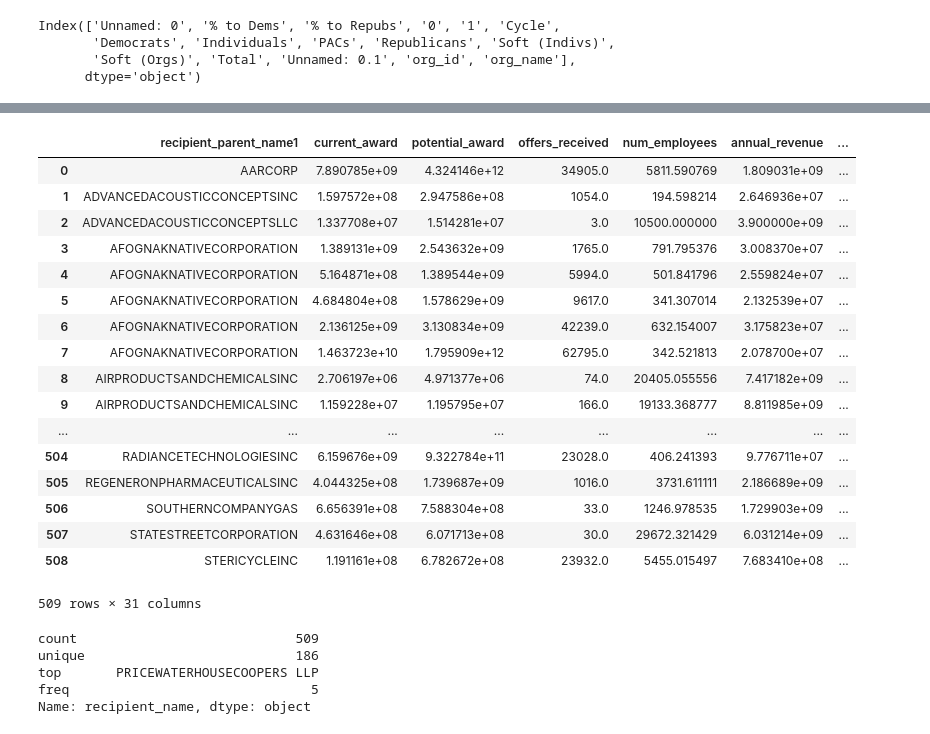
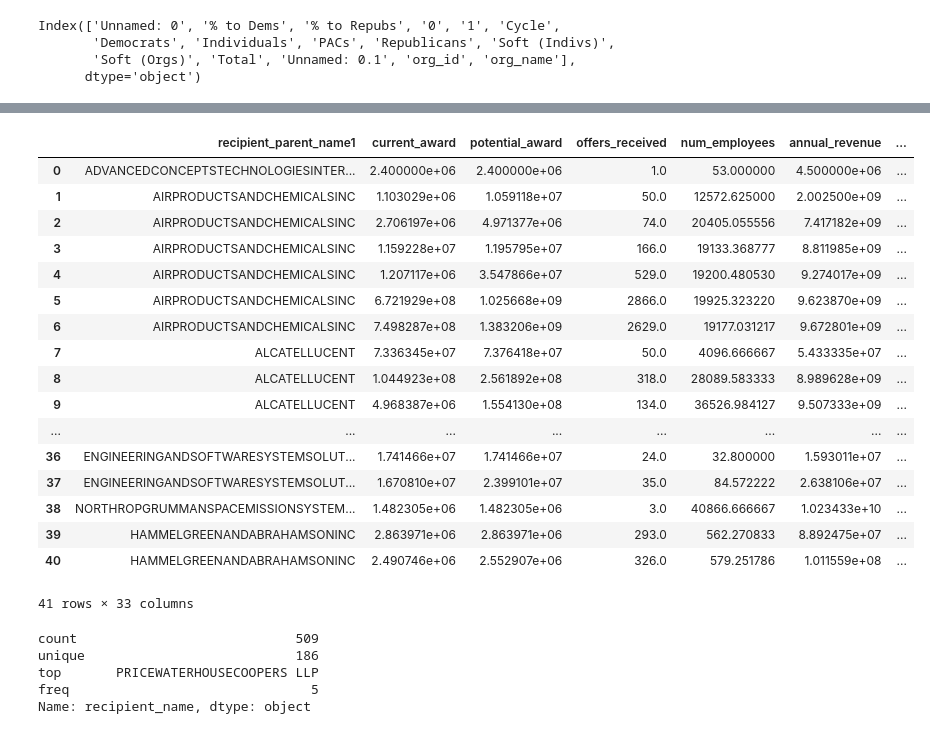
Before and after one commit to yontartu/citizens-united, a Jupyter notebook: append.ipynb, the cells around one changed output, grey strips where cells are left out. Drawn from its saved outputs; the diff is of its cells as text; code cells hidden in the pictures.

```diff
--- a/append.ipynb
+++ b/append.ipynb
@@ -426,0 +455,7 @@ fedcon_allcycles.to_csv('fedcon_allcycles.csv', index=False)
+# %%
+o = orgs_w_pacs.copy()
+o['org_name_clean'] = o.org_name.str.lower().str.replace('[^\w\s]','')  # lower, replace punctuation
+o = o[o.org_name_clean.isnull() == False]  # drop nas
+o.org_name_clean = o.org_name_clean.apply(lambda x: " ".join(x for x in x.split() if x not in freq_words))  # remove freqs
+# o.groupby('org_name_clean').size()
+list(o.org_name_clean.unique())
@@ -426,0 +482,6 @@ fedcon_allcycles.to_csv('fedcon_allcycles.csv', index=False)
+# %%
+f = fedcon_allcycles.copy()
+f['recipient_name_clean'] = f.recipient_name.str.lower().str.replace('[^\w\s]','')  # lower, replace punctuation
+f.recipient_name_clean = f.recipient_name_clean.apply(lambda x: " ".join(x for x in x.split() if x not in freq_words))  # remove freqs
+f.groupby('recipient_name_clean').size()
+list(f.recipient_name_clean.unique())
@@ -514,5 +599,5 @@ fcmap1.to_csv('fc_levenshtein1.csv')
 # %%
-fcmapf = pd.read_csv('fc_levenshtein.csv')
+fcmapf = pd.read_csv('fc_levenshtein50_5_clean.csv')
 # %%
 fcmapf
 # %% [output]
@@ -546,5 +633,5 @@ join = fc_g.merge(orgs_w_pacs, left_on = ['recipient_name','year'], right_on = [
 # %%
-join1 = fc_g.merge(fcmapf, left_on = 'recipient_name', right_on = 't1', how='inner')
+join1 = f.merge(fcmapf, left_on = 'recipient_name_clean', right_on = 't1', how='inner')
 join1
 # %% [output]
 |  | recipient_parent_name1 | current_award | potential_award | offers_received | num_employees | annual_revenue | ... |
@@ -568,25 +655,25 @@ join1
 # %%
-join2 = join1.merge(orgs_w_pacs, left_on = ['t2','year'], right_on = ['org_name','Cycle'], how='inner')
+join2 = join1.merge(o, left_on = ['t2','year'], right_on = ['org_name_clean','Cycle'], how='inner')
 join2
 # %% [output]
 |  | recipient_parent_name1 | current_award | potential_award | offers_received | num_employees | annual_revenue | ... |
-| 0 | AARCORP | 7.890785e+09 | 4.324146e+12 | 34905.0 | 5811.590769 | 1.809031e+09 | ... |
-| 1 | ADVANCEDACOUSTICCONCEPTSINC | 1.597572e+08 | 2.947586e+08 | 1054.0 | 194.598214 | 2.646936e+07 | ... |
-| 2 | ADVANCEDACOUSTICCONCEPTSLLC | 1.337708e+07 | 1.514281e+07 | 3.0 | 10500.000000 | 3.900000e+09 | ... |
-| 3 | AFOGNAKNATIVECORPORATION | 1.389131e+09 | 2.543632e+09 | 1765.0 | 791.795376 | 3.008370e+07 | ... |
-| 4 | AFOGNAKNATIVECORPORATION | 5.164871e+08 | 1.389544e+09 | 5994.0 | 501.841796 | 2.559824e+07 | ... |
-| 5 | AFOGNAKNATIVECORPORATION | 4.684804e+08 | 1.578629e+09 | 9617.0 | 341.307014 | 2.132539e+07 | ... |
-| 6 | AFOGNAKNATIVECORPORATION | 2.136125e+09 | 3.130834e+09 | 42239.0 | 632.154007 | 3.175823e+07 | ... |
-| 7 | AFOGNAKNATIVECORPORATION | 1.463723e+10 | 1.795909e+12 | 62795.0 | 342.521813 | 2.078700e+07 | ... |
-| 8 | AIRPRODUCTSANDCHEMICALSINC | 2.706197e+06 | 4.971377e+06 | 74.0 | 20405.055556 | 7.417182e+09 | ... |
-| 9 | AIRPRODUCTSANDCHEMICALSINC | 1.159228e+07 | 1.195795e+07 | 166.0 | 19133.368777 | 8.811985e+09 | ... |
+| 0 | ADVANCEDCONCEPTSTECHNOLOGIESINTER... | 2.400000e+06 | 2.400000e+06 | 1.0 | 53.000000 | 4.500000e+06 | ... |
+| 1 | AIRPRODUCTSANDCHEMICALSINC | 1.103029e+06 | 1.059118e+07 | 50.0 | 12572.625000 | 2.002500e+09 | ... |
+| 2 | AIRPRODUCTSANDCHEMICALSINC | 2.706197e+06 | 4.971377e+06 | 74.0 | 20405.055556 | 7.417182e+09 | ... |
+| 3 | AIRPRODUCTSANDCHEMICALSINC | 1.159228e+07 | 1.195795e+07 | 166.0 | 19133.368777 | 8.811985e+09 | ... |
+| 4 | AIRPRODUCTSANDCHEMICALSINC | 1.207117e+06 | 3.547866e+07 | 529.0 | 19200.480530 | 9.274017e+09 | ... |
+| 5 | AIRPRODUCTSANDCHEMICALSINC | 6.721929e+08 | 1.025668e+09 | 2866.0 | 19925.323220 | 9.623870e+09 | ... |
+| 6 | AIRPRODUCTSANDCHEMICALSINC | 7.498287e+08 | 1.383206e+09 | 2629.0 | 19177.031217 | 9.672801e+09 | ... |
+| 7 | ALCATELLUCENT | 7.336345e+07 | 7.376418e+07 | 50.0 | 4096.666667 | 5.433335e+07 | ... |
+| 8 | ALCATELLUCENT | 1.044923e+08 | 2.561892e+08 | 318.0 | 28089.583333 | 8.989628e+09 | ... |
+| 9 | ALCATELLUCENT | 4.968387e+06 | 1.554130e+08 | 134.0 | 36526.984127 | 9.507333e+09 | ... |
 | ... | ... | ... | ... | ... | ... | ... | ... |
-| 504 | RADIANCETECHNOLOGIESINC | 6.159676e+09 | 9.322784e+11 | 23028.0 | 406.241393 | 9.776711e+07 | ... |
-| 505 | REGENERONPHARMACEUTICALSINC | 4.044325e+08 | 1.739687e+09 | 1016.0 | 3731.611111 | 2.186689e+09 | ... |
-| 506 | SOUTHERNCOMPANYGAS | 6.656391e+08 | 7.588304e+08 | 33.0 | 1246.978535 | 1.729903e+09 | ... |
-| 507 | STATESTREETCORPORATION | 4.631646e+08 | 6.071713e+08 | 30.0 | 29672.321429 | 6.031214e+09 | ... |
-| 508 | STERICYCLEINC | 1.191161e+08 | 6.782672e+08 | 23932.0 | 5455.015497 | 7.683410e+08 | ... |
+| 36 | ENGINEERINGANDSOFTWARESYSTEMSOLUT... | 1.741466e+07 | 1.741466e+07 | 24.0 | 32.800000 | 1.593011e+07 | ... |
+| 37 | ENGINEERINGANDSOFTWARESYSTEMSOLUT... | 1.670810e+07 | 2.399101e+07 | 35.0 | 84.572222 | 2.638106e+07 | ... |
+| 38 | NORTHROPGRUMMANSPACEMISSIONSYSTEM... | 1.482305e+06 | 1.482305e+06 | 3.0 | 40866.666667 | 1.023433e+10 | ... |
+| 39 | HAMMELGREENANDABRAHAMSONINC | 2.863971e+06 | 2.863971e+06 | 293.0 | 562.270833 | 8.892475e+07 | ... |
+| 40 | HAMMELGREENANDABRAHAMSONINC | 2.490746e+06 | 2.552907e+06 | 326.0 | 579.251786 | 1.011559e+08 | ... |
-509 rows × 31 columns
+41 rows × 33 columns
 # %%
 join2.recipient_name.describe()
 # %% [output]
```
Also changed, not shown: parts of 61 cells of this notebook, 11 other files.
